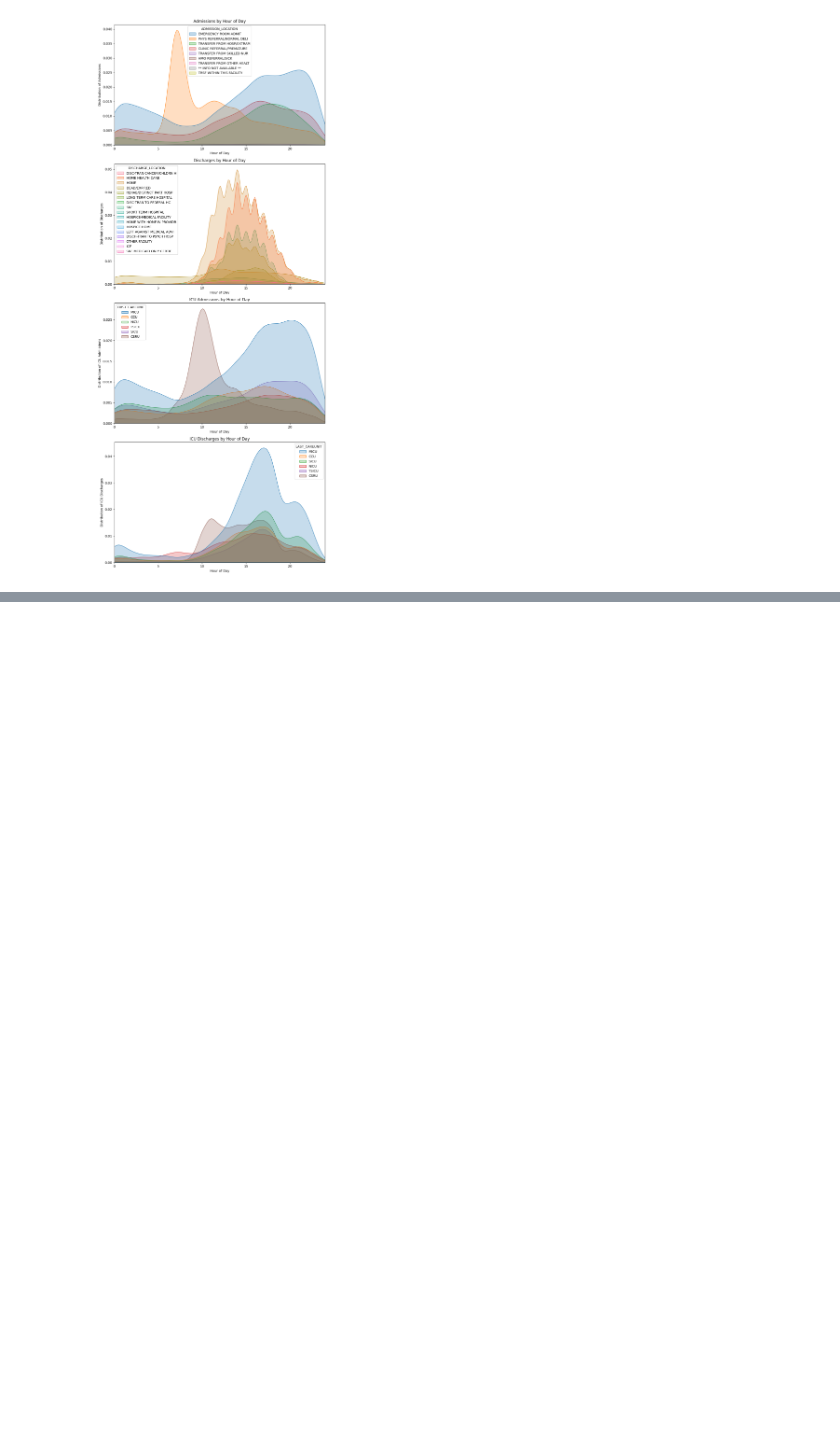
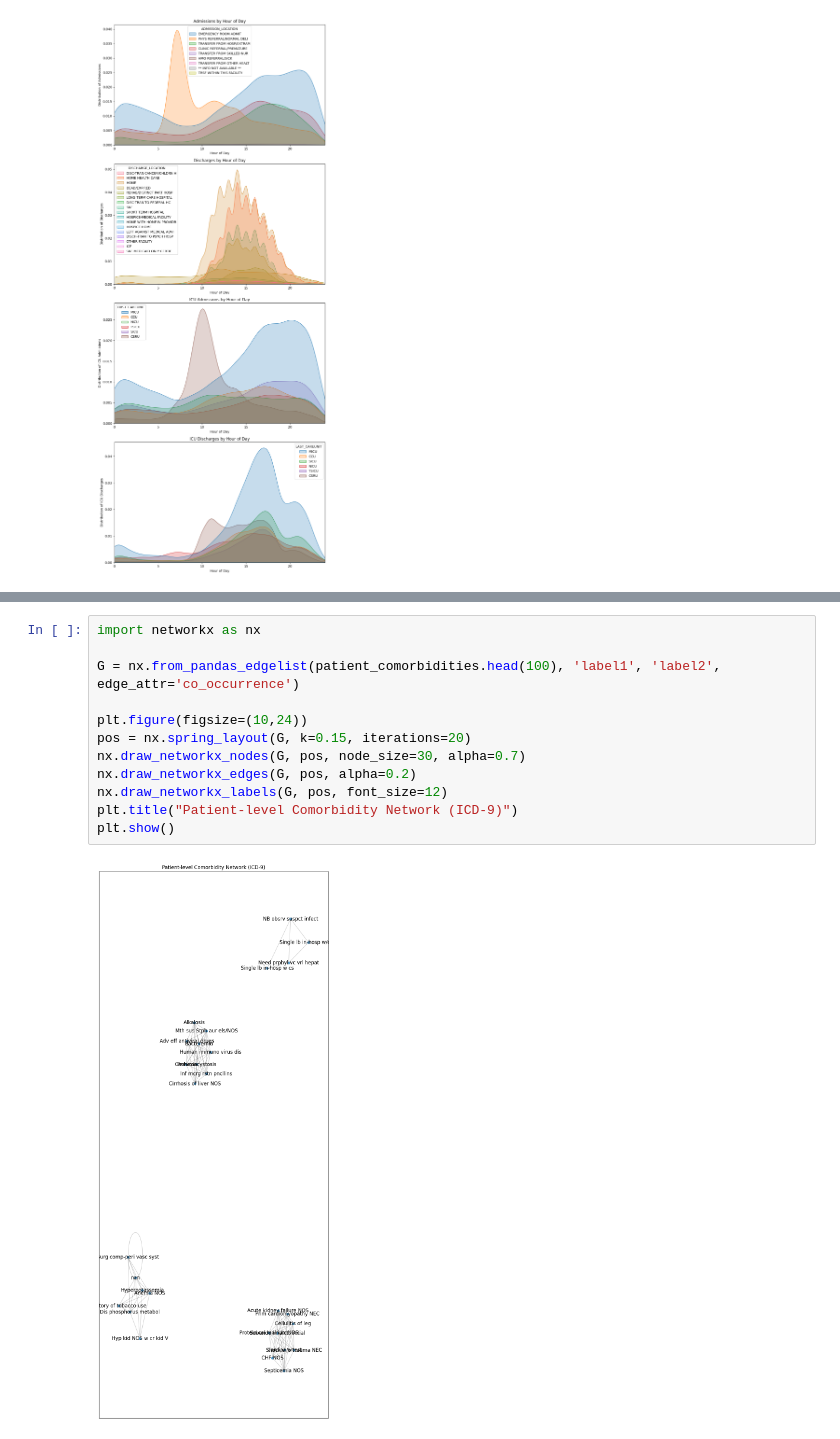
Before and after one commit to schwiet/msai-54315-ai-for-healthcare, a Jupyter notebook: assignment-1-mimic-visualization/54315-assignment-1-mimic-visualization.ipynb, the cells around one changed output, grey strips where cells are left out. Saved outputs shown, nothing was run; the diff lists cells and outputs as text; blank space fills up the shorter version.

Commit message:
bonus visualization

```diff
--- a/assignment-1-mimic-visualization/54315-assignment-1-mimic-visualization.ipynb
+++ b/assignment-1-mimic-visualization/54315-assignment-1-mimic-visualization.ipynb
@@ -307,0 +312,14 @@ plt.show()
+# %%
+import networkx as nx
+
+G = nx.from_pandas_edgelist(patient_comorbidities.head(100), 'label1', 'label2', edge_attr='co_occurrence')
+
+plt.figure(figsize=(10,24))
+pos = nx.spring_layout(G, k=0.15, iterations=20)
+nx.draw_networkx_nodes(G, pos, node_size=30, alpha=0.7)
+nx.draw_networkx_edges(G, pos, alpha=0.2)
+nx.draw_networkx_labels(G, pos, font_size=12)
+plt.title("Patient-level Comorbidity Network (ICD-9)")
+plt.show()
+# %% [output]
+[figure, added]
```
Also changed, not shown: parts of 1 cell of this notebook, 3 other files.
